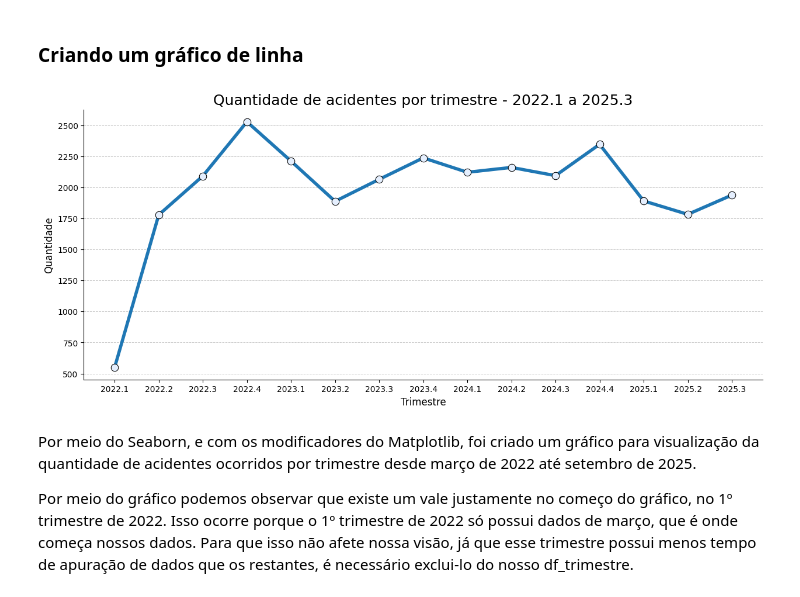
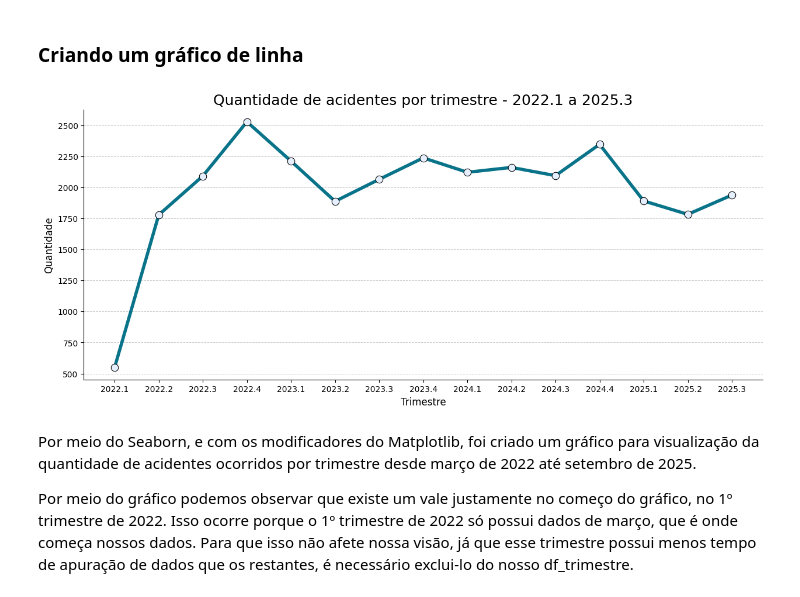
Before and after one commit to Bhertho/Analise_Acidentes_RioSP, a Jupyter notebook: Analise.ipynb, the cells around one changed output. Cells and saved outputs as stored; diff of their text form; code cells hidden in the pictures.

```diff
--- a/Analise.ipynb
+++ b/Analise.ipynb
@@ -154,7 +158,7 @@ ax = sns.lineplot(
     data = df_trimestre,
     x = 'trimestre',
     y = 'size',
-    # color = 'blue',       # Altera a cor da linha, pode ser usado cores pelo hex
+    color = '#09738a',       # Altera a cor da linha, pode ser usado com hex
     linewidth = 4,          # Altera a grossura da linha
     marker = 'o',           # Adiciona marcadores a linha
     markersize = 9          # Altera o tamanho dos marcadores
@@ -172,36 +176,36 @@ ax.set_title(
     fontsize = 18
 )
 
 # Adicionando as labels dos eixos x e y
 ax.set_xlabel(
     'Trimestre',
     fontsize = 12
 )
 ax.set_ylabel(
     'Quantidade',
     fontsize = 12
 )
 
 # Adiciona linhas horizontais para ajudar na visualização dos dados
 ax.grid(
     axis='y',           # Em qual eixo será criado as linhas
     linestyle='--',     # Estilo das linhas
     linewidth=0.7,      # Grossura das linhas
     alpha=0.7           # Transparência
 )
 
 # Altera as cores dos marcadores
 for line in ax.lines:
-    line.set_markerfacecolor('#e5effe')  # todos os marcadores laranja
-    line.set_markeredgecolor('black')   # borda preta
+    line.set_markerfacecolor('#e5effe')  # cor interna
+    line.set_markeredgecolor('black')   # borda
 
 # Retira as linhas que fecham a 'caixa' do gráfico, mantendo apenas os eixos
 sns.despine()
 
 # Exibindo o gráfico
 plt.show()
 # %% [output]
-[figure, old version]
+[figure, new version]
 # %% [markdown]
 Por meio do Seaborn, e com os modificadores do Matplotlib, foi criado um gráfico para visualização da quantidade de acidentes ocorridos por trimestre desde março de 2022 até setembro de 2025.
 
```
Also changed, not shown: parts of 31 cells of this notebook.
